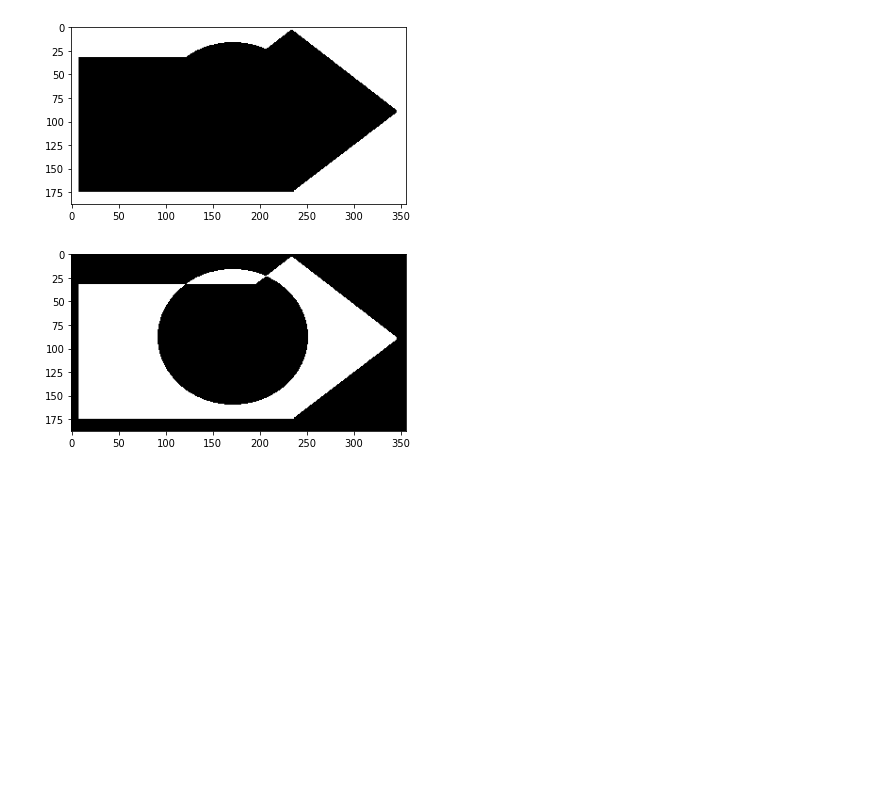
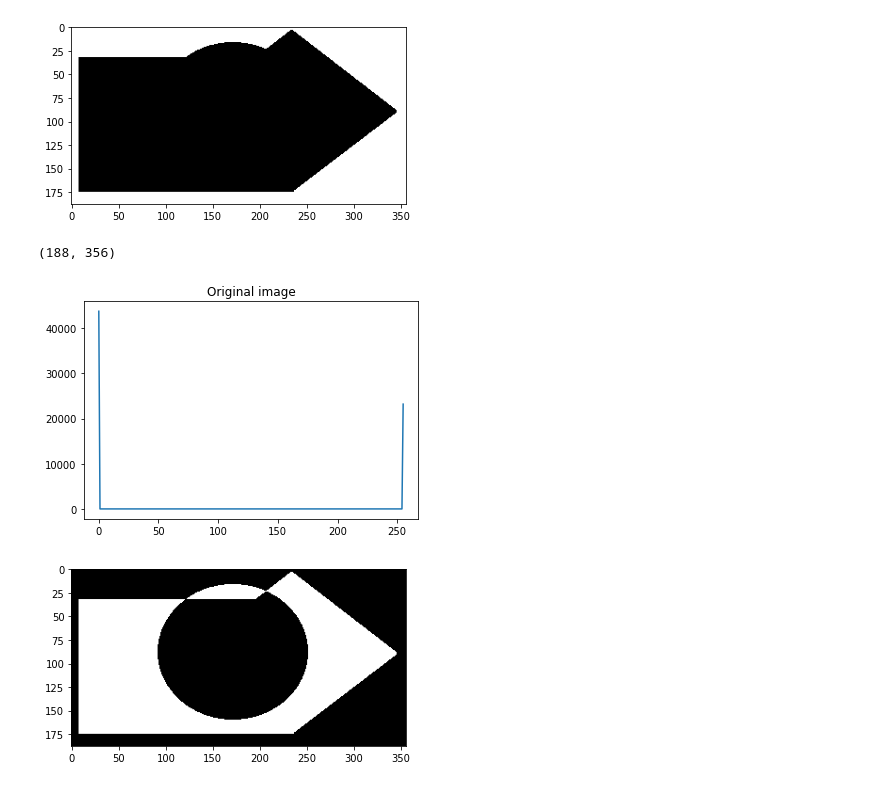
Before and after one commit to CaioCordeiro/CS_Computational_Vision, a Jupyter notebook: ATV5/ATV5.ipynb, the cells around one changed output. Cells and saved outputs as stored; diff of their text form; code cells hidden in the pictures; blank space fills up the shorter version.

```diff
--- a/ATV5/ATV5.ipynb
+++ b/ATV5/ATV5.ipynb
@@ -48,6 +81,12 @@ plt.imshow(and_img)
 plt.show()
 # %% [output]
 [figure]
+# %%
+and_img = cv.cvtColor(and_img, cv.COLOR_BGR2GRAY)
+plot_histogram("Original image", hist(and_img))
+# %% [output]
+(188, 356)
+[figure, added]
 # %%
 xor_img = bitwise_xor(img,img2)
 plt.imshow(xor_img)
```
Also changed, not shown: parts of 14 cells of this notebook.
